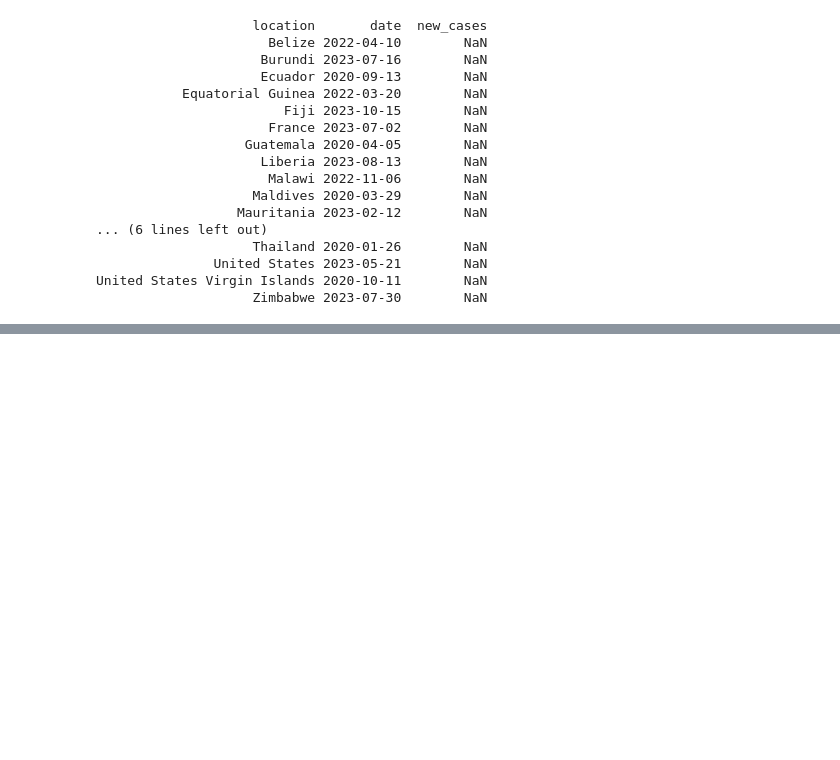
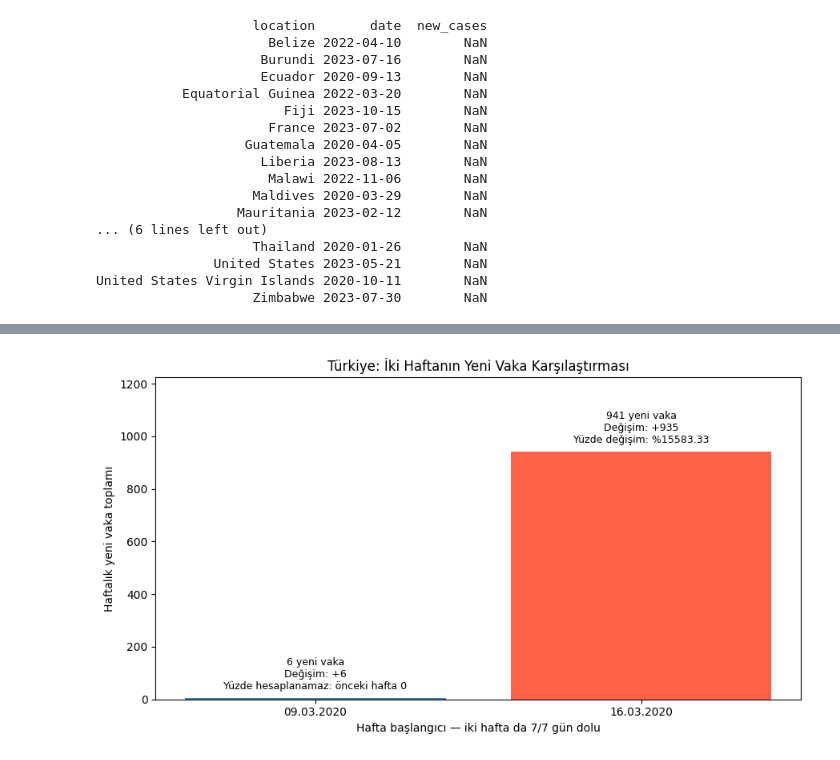
Before and after one commit to nazlican-engineer/CoronaVirusProject, a Jupyter notebook: covid_analysis.ipynb, the cells around one changed output, grey strips where cells are left out. Cells and saved outputs as stored; diff of their text form; code cells hidden in the pictures; blank space fills up the shorter version.

```diff
--- a/covid_analysis.ipynb
+++ b/covid_analysis.ipynb
@@ -1304,0 +1399,49 @@ weekly_cases['haftalik_degisim_yuzde'] = (
+# %%
+selected_weeks = turkey_weekly.loc[
+    turkey_weekly['hafta_baslangici'].between(
+        '2020-03-09', '2020-03-16'
+    )
+].copy()
+
+labels = selected_weeks['hafta_baslangici'].dt.strftime('%d.%m.%Y')
+
+fig, ax = plt.subplots(figsize=(9, 5))
+
+bars = ax.bar(
+    labels,
+    selected_weeks['haftalik_yeni_vaka'],
+    color=['steelblue', 'tomato']
+)
+
+for bar, (_, row) in zip(bars, selected_weeks.iterrows()):
+    if pd.isna(row['haftalik_degisim_yuzde']):
+        percentage_text = 'Yüzde hesaplanamaz: önceki hafta 0'
+    else:
+        percentage_text = (
+            f"Yüzde değişim: %{row['haftalik_degisim_yuzde']:.2f}"
+        )
+
+    text = (
+        f"{row['haftalik_yeni_vaka']:.0f} yeni vaka\n"
+        f"Değişim: {row['haftalik_degisim']:+.0f}\n"
+        f"{percentage_text}"
+    )
+
+    ax.annotate(
+        text,
+        (bar.get_x() + bar.get_width() / 2, bar.get_height()),
+        xytext=(0, 8),
+        textcoords='offset points',
+        ha='center',
+        fontsize=9
+    )
+
+ax.set_title('Türkiye: İki Haftanın Yeni Vaka Karşılaştırması')
+ax.set_xlabel('Hafta başlangıcı — iki hafta da 7/7 gün dolu')
+ax.set_ylabel('Haftalık yeni vaka toplamı')
+ax.margins(y=0.30)
+
+plt.tight_layout()
+plt.show()
+# %% [output]
+[figure, added]
```
Also changed, not shown: parts of 10 cells of this notebook.
